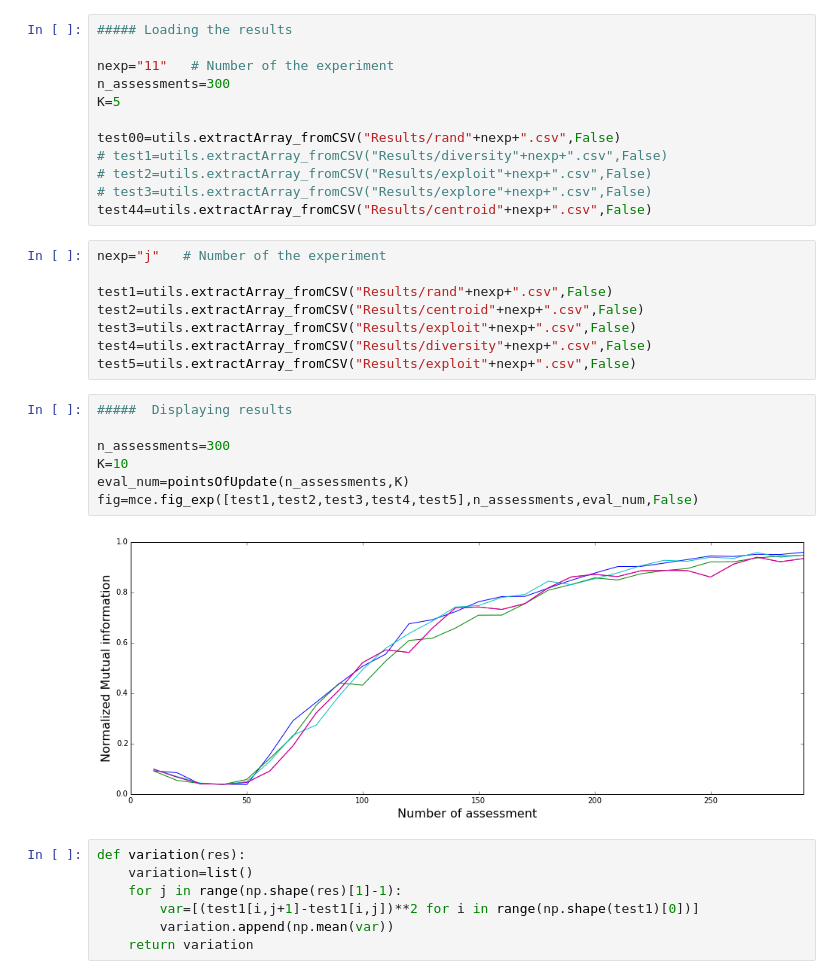
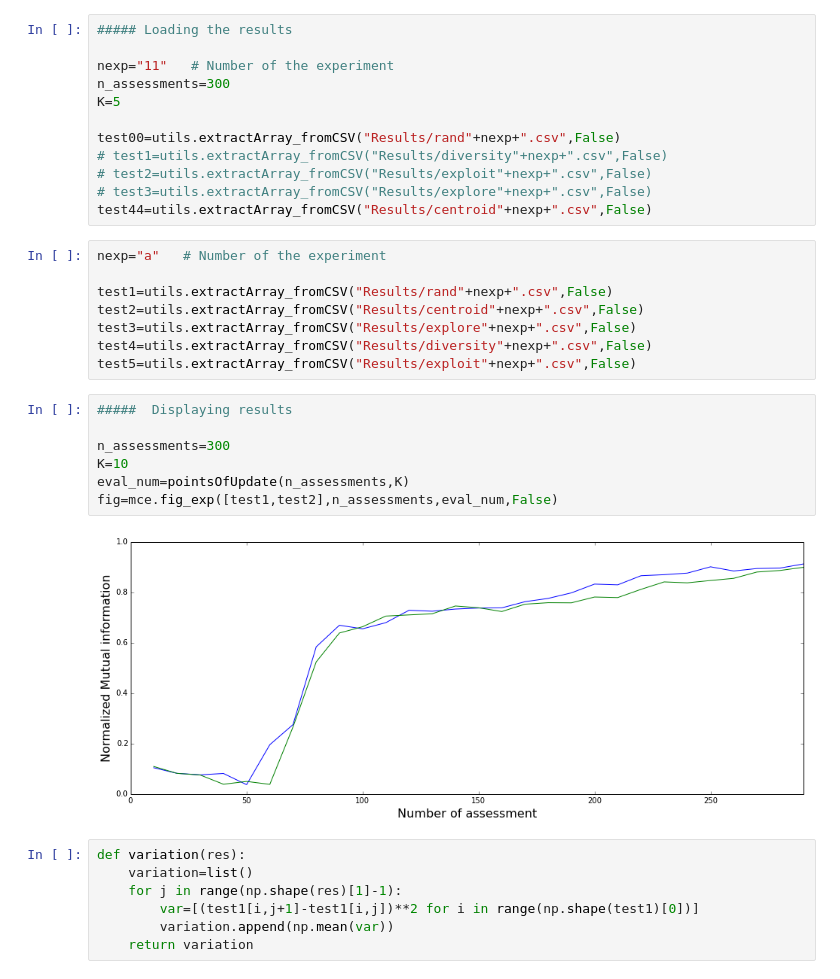
Before and after one commit to sebboyer/Adaptive_clustering, a Jupyter notebook: Display_results.ipynb, the cells around one changed output. Saved outputs shown, nothing was run; the diff lists cells and outputs as text.

```diff
--- a/Display_results.ipynb
+++ b/Display_results.ipynb
@@ -28,22 +28,22 @@ test00=utils.extractArray_fromCSV("Results/rand"+nexp+".csv",False)
 # test3=utils.extractArray_fromCSV("Results/explore"+nexp+".csv",False)
 test44=utils.extractArray_fromCSV("Results/centroid"+nexp+".csv",False)
 # %%
-nexp="j"   # Number of the experiment
+nexp="a"   # Number of the experiment
 
 test1=utils.extractArray_fromCSV("Results/rand"+nexp+".csv",False)
 test2=utils.extractArray_fromCSV("Results/centroid"+nexp+".csv",False)
-test3=utils.extractArray_fromCSV("Results/exploit"+nexp+".csv",False)
+test3=utils.extractArray_fromCSV("Results/explore"+nexp+".csv",False)
 test4=utils.extractArray_fromCSV("Results/diversity"+nexp+".csv",False)
 test5=utils.extractArray_fromCSV("Results/exploit"+nexp+".csv",False)
 # %%
 #####  Displaying results
 
 n_assessments=300
 K=10
 eval_num=pointsOfUpdate(n_assessments,K)
-fig=mce.fig_exp([test1,test2,test3,test4,test5],n_assessments,eval_num,False)
+fig=mce.fig_exp([test1,test2],n_assessments,eval_num,False)
 # %% [output]
-[figure, old version]
+[figure, new version]
 # %%
 def variation(res):
     variation=list()
```
Also changed, not shown: parts of 4 cells of this notebook, 25 other files.
